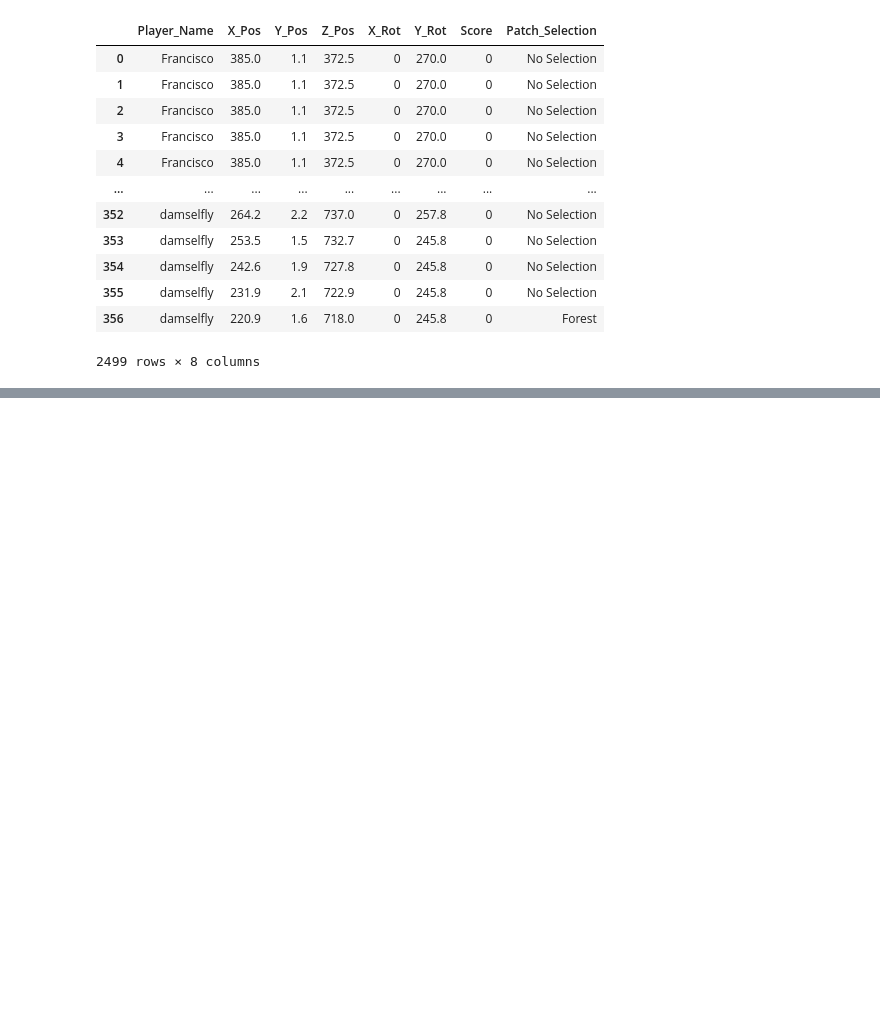
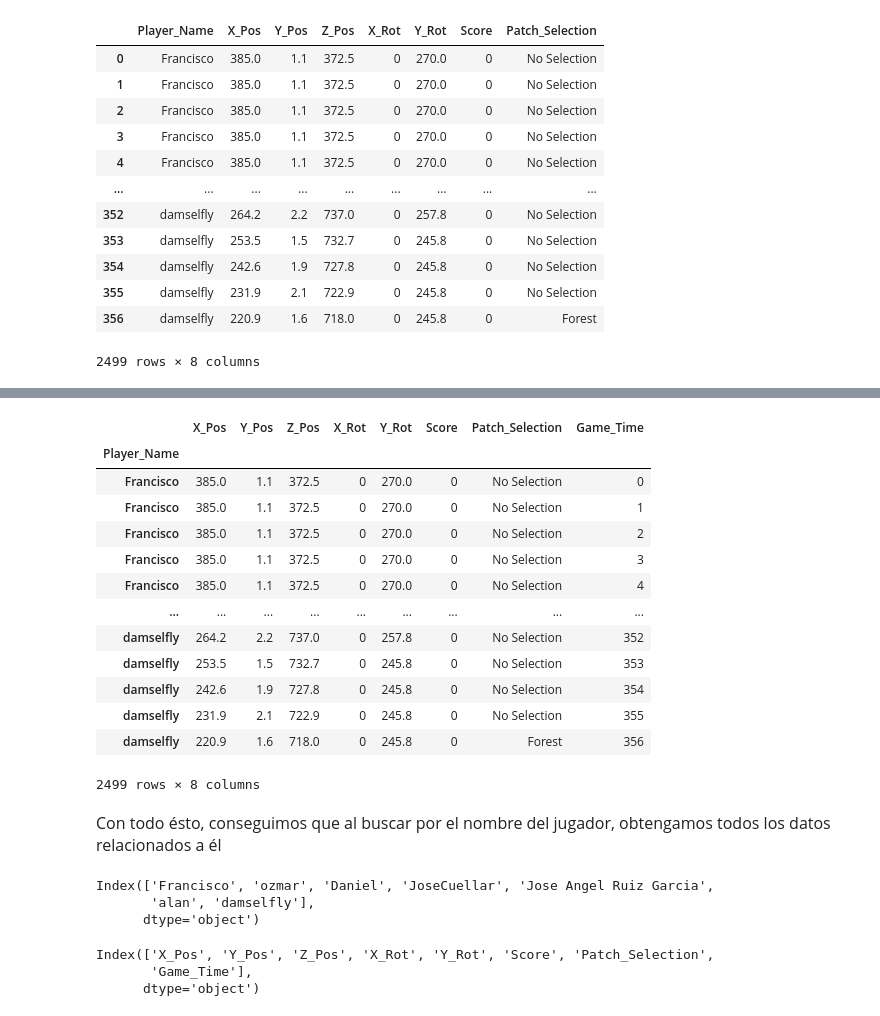
Before and after one commit to FranMurguia/Analisis_de_Datos, a Jupyter notebook: Juego de Forrajeo.ipynb, the cells around one changed output, grey strips where cells are left out. Cells and saved outputs as stored; diff of their text form; code cells hidden in the pictures; blank space fills up the shorter version.

```diff
--- a/Juego de Forrajeo.ipynb
+++ b/Juego de Forrajeo.ipynb
@@ -170,0 +171,19 @@ KeyError: 57
+# %%
+# Cambiamos el índice
+new_df.set_index("Player_Name", inplace=True)
+new_df
+# %% [output]
+|  | X_Pos | Y_Pos | Z_Pos | X_Rot | Y_Rot | Score | Patch_Selection | Game_Time |
+| Player_Name |  |  |  |  |  |  |  |  |
+| Francisco | 385.0 | 1.1 | 372.5 | 0 | 270.0 | 0 | No Selection | 0 |
+| Francisco | 385.0 | 1.1 | 372.5 | 0 | 270.0 | 0 | No Selection | 1 |
+| Francisco | 385.0 | 1.1 | 372.5 | 0 | 270.0 | 0 | No Selection | 2 |
+| Francisco | 385.0 | 1.1 | 372.5 | 0 | 270.0 | 0 | No Selection | 3 |
+| Francisco | 385.0 | 1.1 | 372.5 | 0 | 270.0 | 0 | No Selection | 4 |
+| ... | ... | ... | ... | ... | ... | ... | ... | ... |
+| damselfly | 264.2 | 2.2 | 737.0 | 0 | 257.8 | 0 | No Selection | 352 |
+| damselfly | 253.5 | 1.5 | 732.7 | 0 | 245.8 | 0 | No Selection | 353 |
+| damselfly | 242.6 | 1.9 | 727.8 | 0 | 245.8 | 0 | No Selection | 354 |
+| damselfly | 231.9 | 2.1 | 722.9 | 0 | 245.8 | 0 | No Selection | 355 |
+| damselfly | 220.9 | 1.6 | 718.0 | 0 | 245.8 | 0 | Forest | 356 |
+2499 rows × 8 columns
@@ -170,0 +195,16 @@ KeyError: 57
+# %% [markdown]
+<font size="3">Con todo ésto, conseguimos que al buscar por el nombre del jugador, obtengamos todos los datos relacionados a él</font>
+# %%
+# Para ver los nombres de todos los jugadores, podemos usar la función unique()
+new_df.index.unique()
+# %% [output]
+Index(['Francisco', 'ozmar', 'Daniel', 'JoseCuellar', 'Jose Angel Ruiz Garcia',
+       'alan', 'damselfly'],
+      dtype='object')
+# %%
+# Y para las columnas el atributo .columns que ya habíamos visto
+new_df.columns
+# %% [output]
+Index(['X_Pos', 'Y_Pos', 'Z_Pos', 'X_Rot', 'Y_Rot', 'Score', 'Patch_Selection',
+       'Game_Time'],
+      dtype='object')
```
Also changed, not shown: parts of 13 cells of this notebook.
